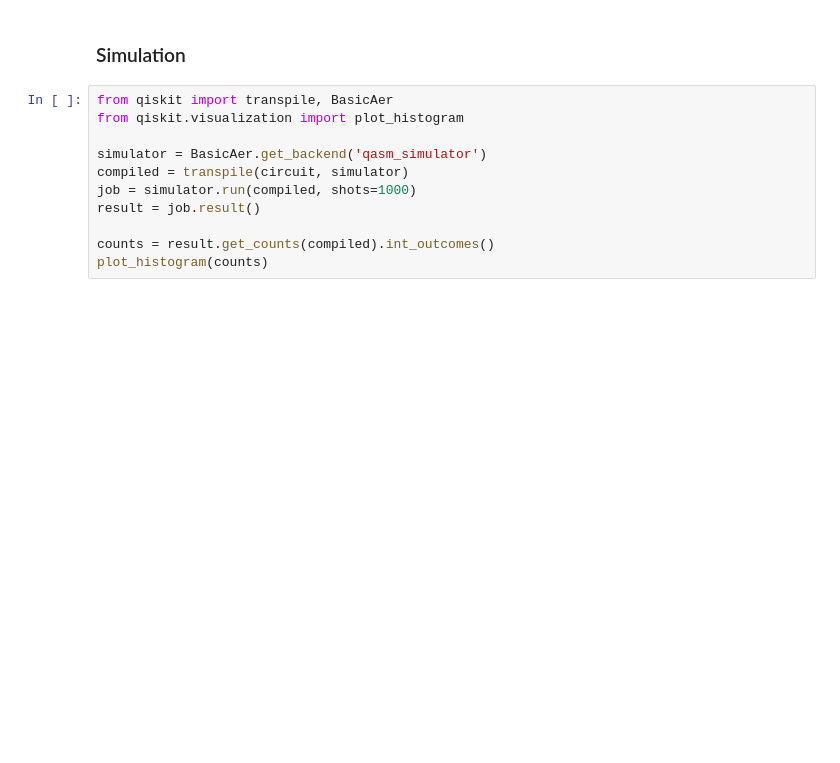
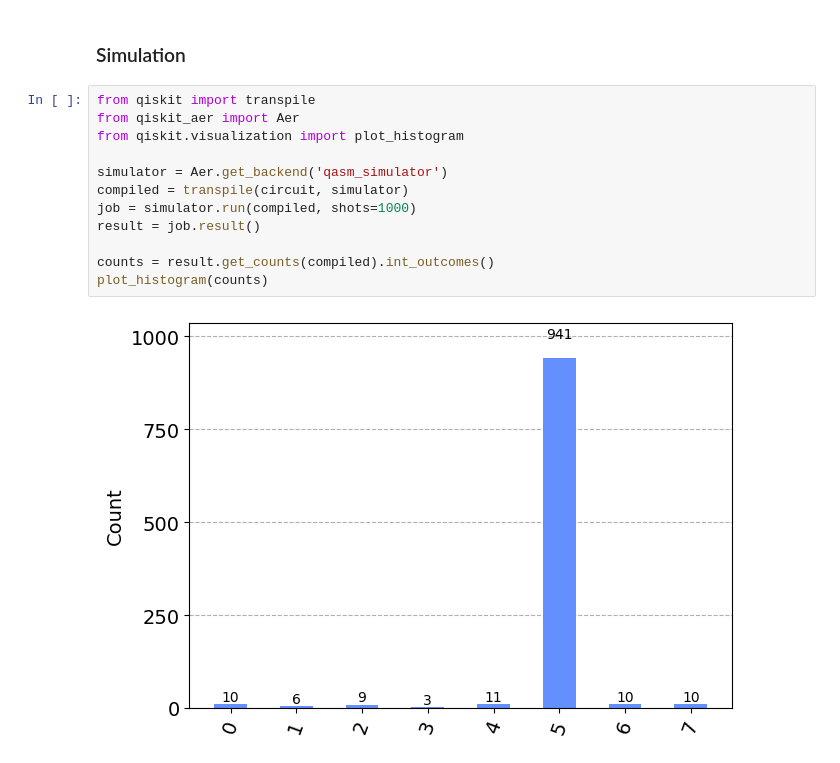
Before and after one commit to alcar2/informatique_quantique_3267160, a Jupyter notebook: src/grover.ipynb, the cells around one changed output. Drawn from its saved outputs; the diff is of its cells as text; blank space fills up the shorter version.

```diff
--- a/src/grover.ipynb
+++ b/src/grover.ipynb
@@ -98,13 +127,16 @@ circuit.draw()
 # %% [markdown]
 ### Simulation
 # %%
-from qiskit import transpile, BasicAer
+from qiskit import transpile
+from qiskit_aer import Aer
 from qiskit.visualization import plot_histogram
 
-simulator = BasicAer.get_backend('qasm_simulator')
+simulator = Aer.get_backend('qasm_simulator')
 compiled = transpile(circuit, simulator)
 job = simulator.run(compiled, shots=1000)
 result = job.result()
 
 counts = result.get_counts(compiled).int_outcomes()
 plot_histogram(counts)
+# %% [output]
+[figure, added]
```
Also changed, not shown: parts of 3 cells of this notebook.
